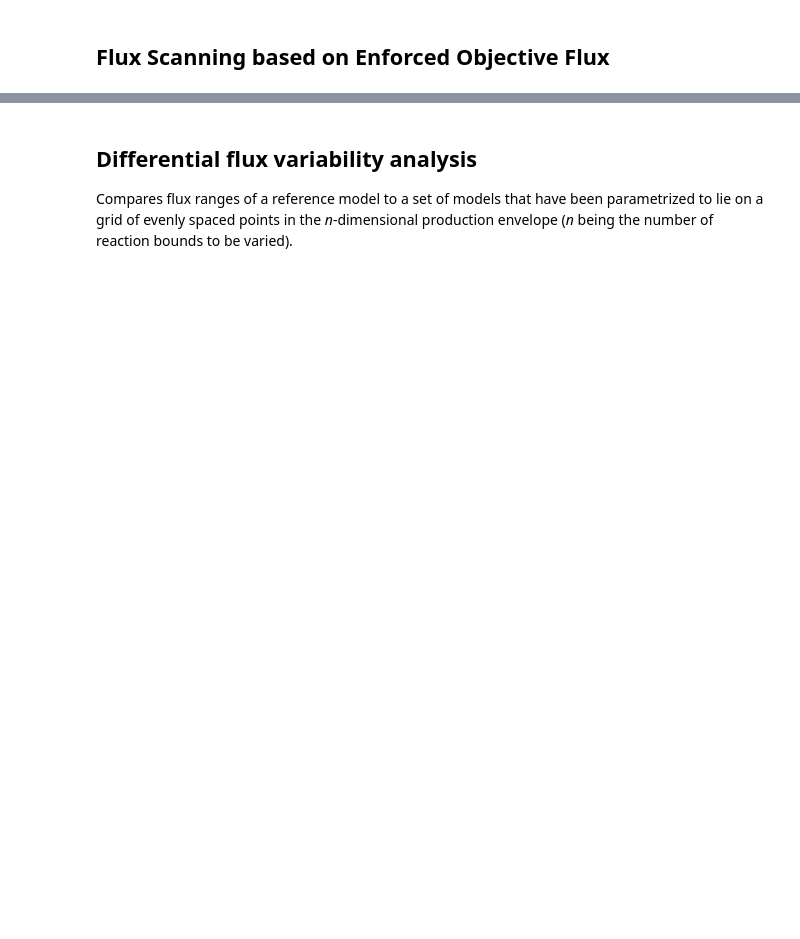
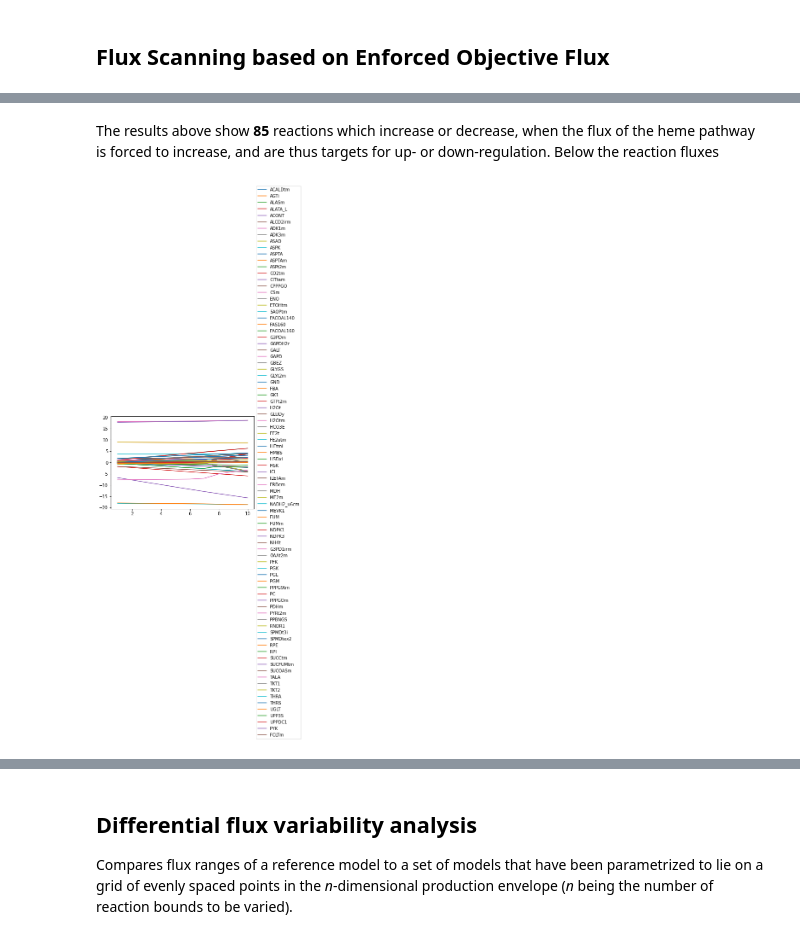
Before and after one commit to 27410/group-assignment-2021-group_10_rhb_cerevisiae, a Jupyter notebook: Analysis/Gene_modulation.ipynb, the cells around one changed output, grey strips where cells are left out. Saved outputs shown, nothing was run; the diff lists cells and outputs as text; code cells hidden in the pictures; blank space fills up the shorter version.

```diff
--- a/Analysis/Gene_modulation.ipynb
+++ b/Analysis/Gene_modulation.ipynb
@@ -21,4 +29,4 @@ from cameo.strain_design.deterministic.flux_variability_based import FSEOF
 # %%
 fseof = FSEOF(model)
 # %%
-fseof.run(target=model.reactions.FCLTm)
+result = fseof.run(target=model.reactions.FCLTm)
@@ -40,0 +53,10 @@ Reaction fluxes
+# %% [markdown]
+The results above show **85** reactions which increase or decrease, when the flux of the heme pathway is forced to increase, and are thus targets for up- or down-regulation. Below the reaction fluxes
+# %%
+# plot from here: https://biosustain.github.io/cell-factory-design-course/10-Predict-gene-expression-modulation-targets/
+from matplotlib import pyplot as plt
+result.data_frame.T.plot()
+plt.legend(loc='center left', bbox_to_anchor=(1, 0.5))
+plt.show()
+# %% [output]
+[figure, added]
```
Also changed, not shown: parts of 30 cells of this notebook, 2 other files.
